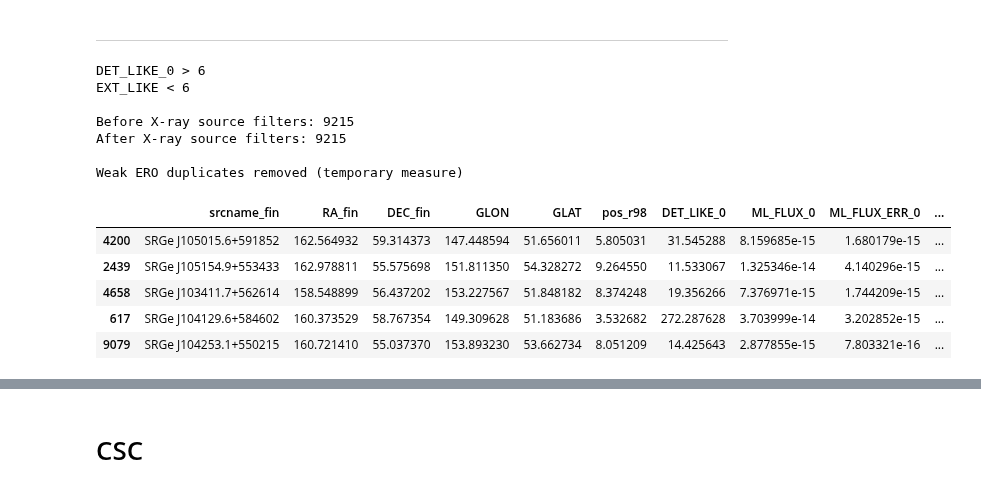
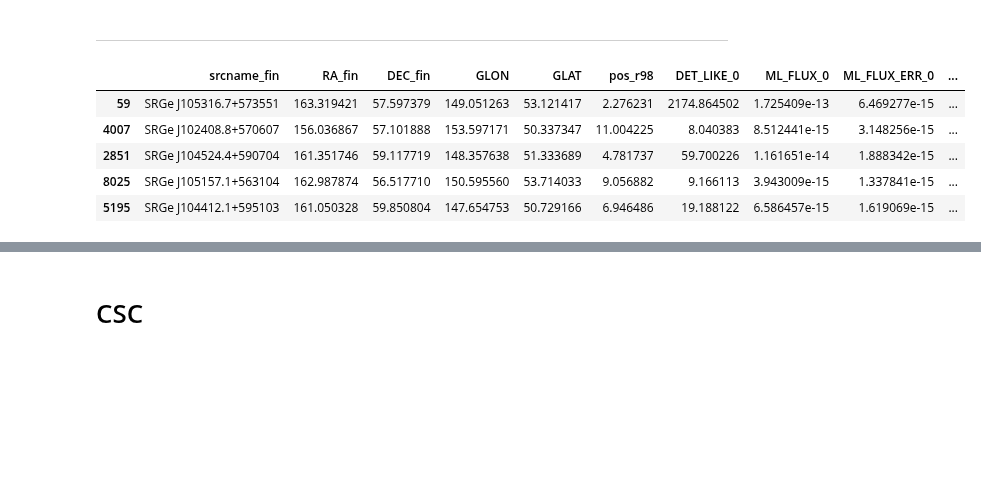
Before and after one commit to SergeiDBykov/lockman_hole, a Jupyter notebook: 2_desi-validation-catalog/1_validation-counterparts.ipynb, the cells around one changed output, grey strips where cells are left out. Cells and saved outputs as stored; diff of their text form; code cells hidden in the pictures; blank space fills up the shorter version.

```diff
--- a/2_desi-validation-catalog/1_validation-counterparts.ipynb
+++ b/2_desi-validation-catalog/1_validation-counterparts.ipynb
@@ -251,23 +185,15 @@ srg_names = {
 # %%
 # Каталог ERO (9500)
 ero_df = pd.read_pickle(data_path+'ERO_lhpv_03_23_sd01_a15_g14.pkl') #TODO note the ero catalog that you are using!
 #ero_df = pd.read_pickle(data_path+'ERO_lhpv_03_23_sd01_a15_g14_orig.pkl')
-ero_df = xray_filtration(ero_df, DL_thresh=6, EL_thresh=6)
 ero_df.sample(5)
 # %% [output]
-DET_LIKE_0 > 6
-EXT_LIKE < 6
-
-Before X-ray source filters: 9215
-After X-ray source filters: 9215
-
-Weak ERO duplicates removed (temporary measure)
 |  | srcname_fin | RA_fin | DEC_fin | GLON | GLAT | pos_r98 | DET_LIKE_0 | ML_FLUX_0 | ML_FLUX_ERR_0 | ... |
-| 4200 | SRGe J105015.6+591852 | 162.564932 | 59.314373 | 147.448594 | 51.656011 | 5.805031 | 31.545288 | 8.159685e-15 | 1.680179e-15 | ... |
-| 2439 | SRGe J105154.9+553433 | 162.978811 | 55.575698 | 151.811350 | 54.328272 | 9.264550 | 11.533067 | 1.325346e-14 | 4.140296e-15 | ... |
-| 4658 | SRGe J103411.7+562614 | 158.548899 | 56.437202 | 153.227567 | 51.848182 | 8.374248 | 19.356266 | 7.376971e-15 | 1.744209e-15 | ... |
-| 617 | SRGe J104129.6+584602 | 160.373529 | 58.767354 | 149.309628 | 51.183686 | 3.532682 | 272.287628 | 3.703999e-14 | 3.202852e-15 | ... |
-| 9079 | SRGe J104253.1+550215 | 160.721410 | 55.037370 | 153.893230 | 53.662734 | 8.051209 | 14.425643 | 2.877855e-15 | 7.803321e-16 | ... |
+| 59 | SRGe J105316.7+573551 | 163.319421 | 57.597379 | 149.051263 | 53.121417 | 2.276231 | 2174.864502 | 1.725409e-13 | 6.469277e-15 | ... |
+| 4007 | SRGe J102408.8+570607 | 156.036867 | 57.101888 | 153.597171 | 50.337347 | 11.004225 | 8.040383 | 8.512441e-15 | 3.148256e-15 | ... |
+| 2851 | SRGe J104524.4+590704 | 161.351746 | 59.117719 | 148.357638 | 51.333689 | 4.781737 | 59.700226 | 1.161651e-14 | 1.888342e-15 | ... |
+| 8025 | SRGe J105157.1+563104 | 162.987874 | 56.517710 | 150.595560 | 53.714033 | 9.056882 | 9.166113 | 3.943009e-15 | 1.337841e-15 | ... |
+| 5195 | SRGe J104412.1+595103 | 161.050328 | 59.850804 | 147.654753 | 50.729166 | 6.946486 | 19.188122 | 6.586457e-15 | 1.619069e-15 | ... |
 # %%
 # desi_lh.gz_pkl number of sources and area
 false_dens_arcmin = 2418574 / (41.729 * 3600)
```
Also changed, not shown: parts of 11 cells of this notebook, 11 other files.
